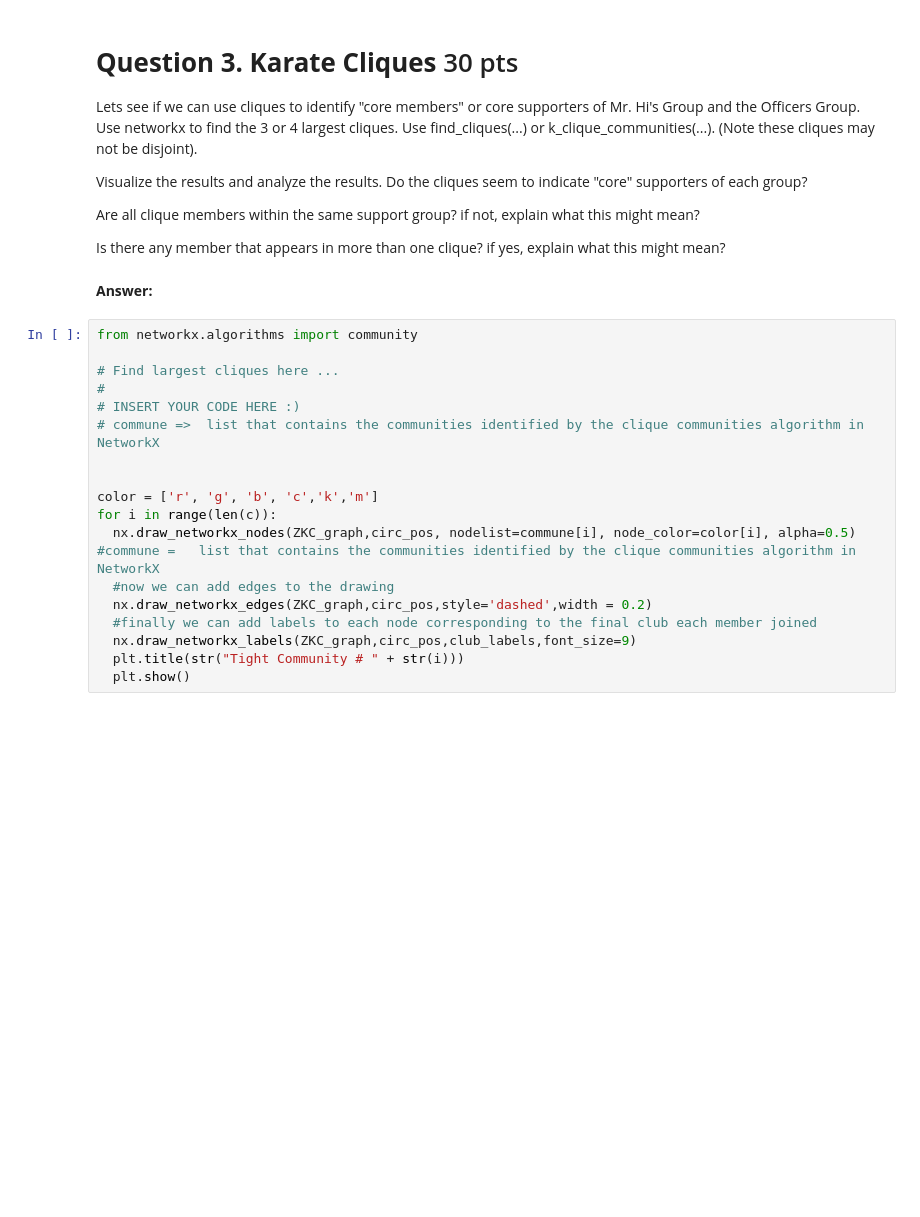
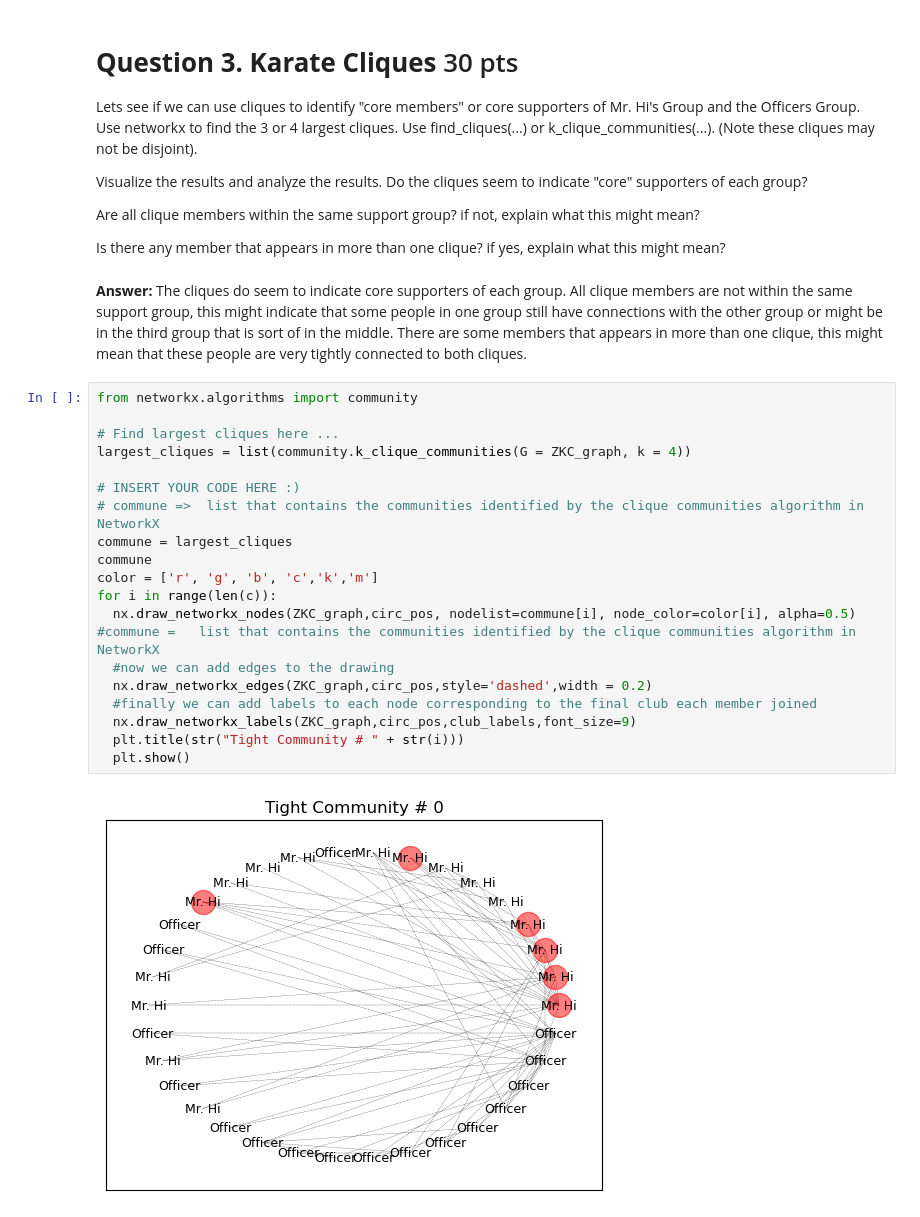
Before and after one commit to shroffr01/UVACODE, a Jupyter notebook: Foundations_CS/ICA_Module_9_Clique (1).ipynb, the cells around one changed output. Drawn from its saved outputs; the diff is of its cells as text; blank space fills up the shorter version.

```diff
--- a/Foundations_CS/ICA_Module_9_Clique (1).ipynb
+++ b/Foundations_CS/ICA_Module_9_Clique (1).ipynb
@@ -394,23 +394,26 @@ Do the cliques seem to indicate "core" supporters of each group?
 Are all clique members within the same support group? if not, explain what this might mean?
 
 Is there any member that appears in more than one clique? if yes, explain what this might mean?
-# %% [markdown]
-**Answer:**
+# %% [markdown]
+**Answer:** The cliques do seem to indicate core supporters of each group. All clique members are not within the same support group, this might indicate that some people in one group still have connections with the other group or might be in the third group that is sort of in the middle. There are some members that appears in more than one clique, this might mean that these people are very tightly connected to both cliques.
 # %%
 from networkx.algorithms import community
 
 # Find largest cliques here ...
-#
+largest_cliques = list(community.k_clique_communities(G = ZKC_graph, k = 4))
+
 # INSERT YOUR CODE HERE :)
 # commune =>  list that contains the communities identified by the clique communities algorithm in NetworkX
-
-
+commune = largest_cliques
+commune
 color = ['r', 'g', 'b', 'c','k','m']
 for i in range(len(c)):
   nx.draw_networkx_nodes(ZKC_graph,circ_pos, nodelist=commune[i], node_color=color[i], alpha=0.5) #commune =   list that contains the communities identified by the clique communities algorithm in NetworkX
   #now we can add edges to the drawing
   nx.draw_networkx_edges(ZKC_graph,circ_pos,style='dashed',width = 0.2)
   #finally we can add labels to each node corresponding to the final club each member joined
   nx.draw_networkx_labels(ZKC_graph,circ_pos,club_labels,font_size=9)
   plt.title(str("Tight Community # " + str(i)))
   plt.show()
+# %% [output]
+[figure, added]
```
Also changed, not shown: parts of 1 cell of this notebook, 8 other files.
